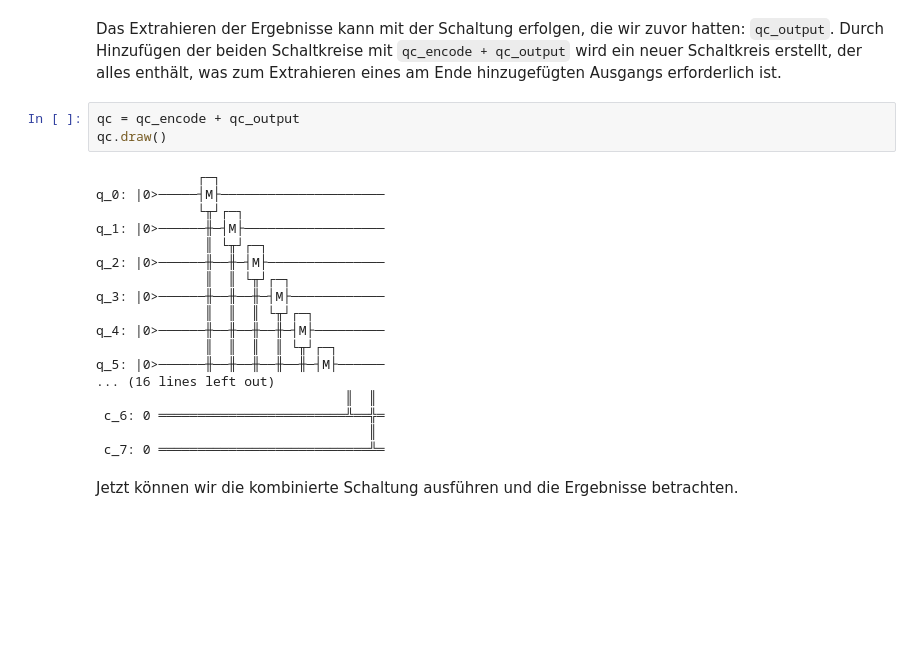
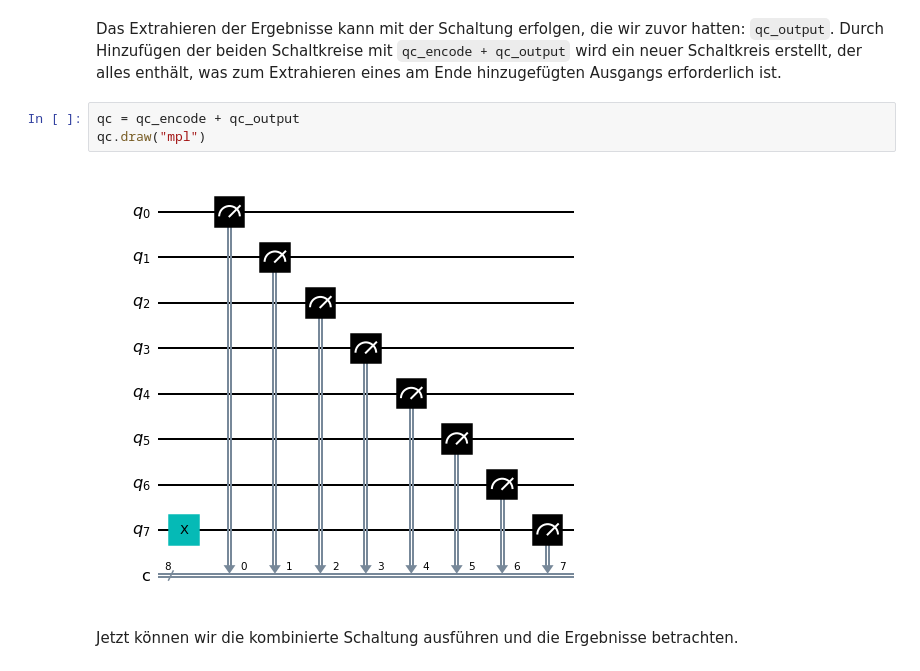
Before and after one commit to czachow/qcmb-training, a Jupyter notebook: content/01-Uebersicht_Einfuehrung.ipynb, the cells around one changed output. Cells and saved outputs as stored; diff of their text form; blank space fills up the shorter version.

```diff
--- a/content/01-Uebersicht_Einfuehrung.ipynb
+++ b/content/01-Uebersicht_Einfuehrung.ipynb
@@ -290,25 +270,9 @@ Das Extrahieren der Ergebnisse kann mit der Schaltung erfolgen, die wir zuvor ha
 Durch Hinzufügen der beiden Schaltkreise mit `qc_encode + qc_output` wird ein neuer Schaltkreis erstellt, der alles enthält, was zum Extrahieren eines am Ende hinzugefügten Ausgangs erforderlich ist.
 # %%
 qc = qc_encode + qc_output
-qc.draw()
+qc.draw("mpl")
 # %% [output]
-             ┌─┐
-q_0: |0>─────┤M├─────────────────────
-             └╥┘┌─┐
-q_1: |0>──────╫─┤M├──────────────────
-              ║ └╥┘┌─┐
-q_2: |0>──────╫──╫─┤M├───────────────
-              ║  ║ └╥┘┌─┐
-q_3: |0>──────╫──╫──╫─┤M├────────────
-              ║  ║  ║ └╥┘┌─┐
-q_4: |0>──────╫──╫──╫──╫─┤M├─────────
-              ║  ║  ║  ║ └╥┘┌─┐
-q_5: |0>──────╫──╫──╫──╫──╫─┤M├──────
-... (16 lines left out)
-                                ║  ║
- c_6: 0 ════════════════════════╩══╬═
-                                   ║
- c_7: 0 ═══════════════════════════╩═
+[figure, added]
 # %% [markdown]
 Jetzt können wir die kombinierte Schaltung ausführen und die Ergebnisse betrachten.
 # %%
```
Also changed, not shown: parts of 30 cells of this notebook, 4 other files.
